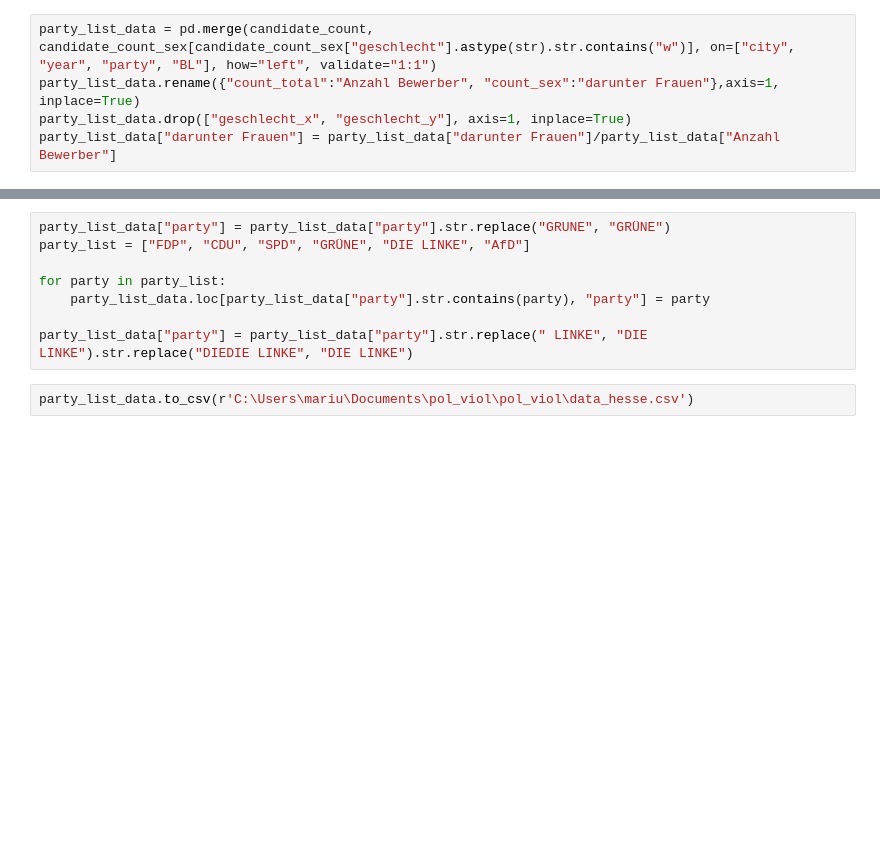
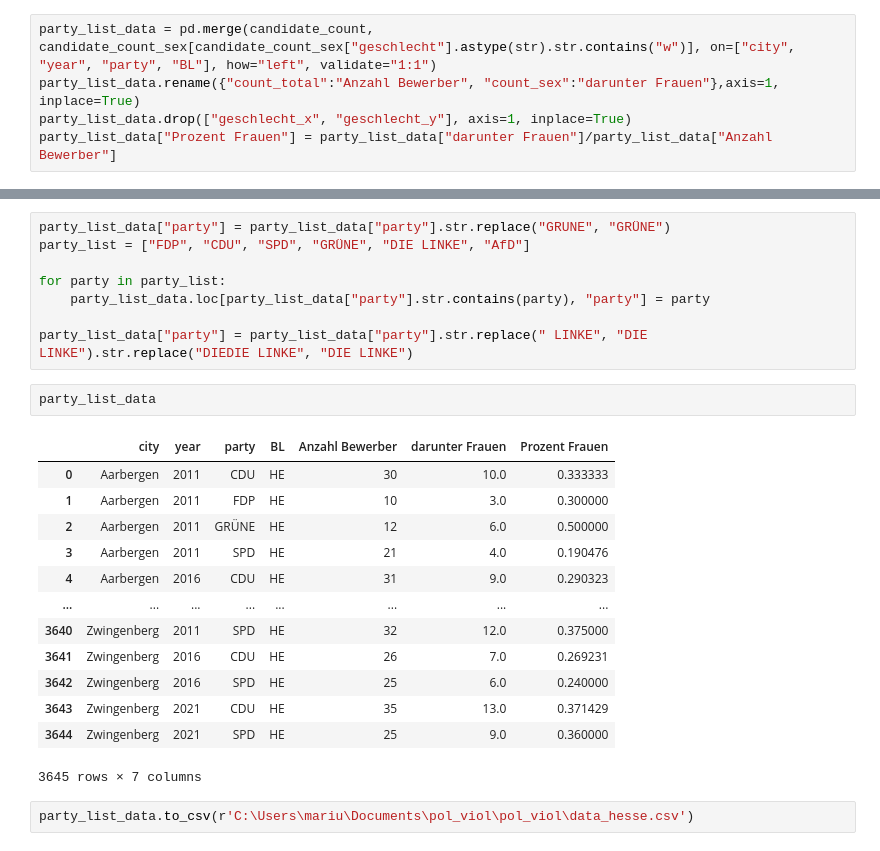
Before and after one commit to mariusgruenewald/pol_viol, a Jupyter notebook: scraping_hesse.ipynb, the cells around one changed output, grey strips where cells are left out. Cells and saved outputs as stored; diff of their text form; blank space fills up the shorter version.

Commit message:
election data updated

```diff
--- a/scraping_hesse.ipynb
+++ b/scraping_hesse.ipynb
@@ -309,7 +309,7 @@ candidate_count_sex = data_hessen_2.groupby(["city", "year", "party", "BL", "ges
 party_list_data = pd.merge(candidate_count, candidate_count_sex[candidate_count_sex["geschlecht"].astype(str).str.contains("w")], on=["city", "year", "party", "BL"], how="left", validate="1:1")
 party_list_data.rename({"count_total":"Anzahl Bewerber", "count_sex":"darunter Frauen"},axis=1, inplace=True)
 party_list_data.drop(["geschlecht_x", "geschlecht_y"], axis=1, inplace=True)
-party_list_data["darunter Frauen"] = party_list_data["darunter Frauen"]/party_list_data["Anzahl Bewerber"]
+party_list_data["Prozent Frauen"] = party_list_data["darunter Frauen"]/party_list_data["Anzahl Bewerber"]
 # %%
 party_list_data["party"].unique()
 # %% [output]
@@ -322,5 +322,21 @@ for party in party_list:
     party_list_data.loc[party_list_data["party"].str.contains(party), "party"] = party
 
 party_list_data["party"] = party_list_data["party"].str.replace(" LINKE", "DIE LINKE").str.replace("DIEDIE LINKE", "DIE LINKE")
+# %%
+party_list_data
+# %% [output]
+|  | city | year | party | BL | Anzahl Bewerber | darunter Frauen | Prozent Frauen |
+| 0 | Aarbergen | 2011 | CDU | HE | 30 | 10.0 | 0.333333 |
+| 1 | Aarbergen | 2011 | FDP | HE | 10 | 3.0 | 0.300000 |
+| 2 | Aarbergen | 2011 | GRÜNE | HE | 12 | 6.0 | 0.500000 |
+| 3 | Aarbergen | 2011 | SPD | HE | 21 | 4.0 | 0.190476 |
+| 4 | Aarbergen | 2016 | CDU | HE | 31 | 9.0 | 0.290323 |
+| ... | ... | ... | ... | ... | ... | ... | ... |
+| 3640 | Zwingenberg | 2011 | SPD | HE | 32 | 12.0 | 0.375000 |
+| 3641 | Zwingenberg | 2016 | CDU | HE | 26 | 7.0 | 0.269231 |
+| 3642 | Zwingenberg | 2016 | SPD | HE | 25 | 6.0 | 0.240000 |
+| 3643 | Zwingenberg | 2021 | CDU | HE | 35 | 13.0 | 0.371429 |
+| 3644 | Zwingenberg | 2021 | SPD | HE | 25 | 9.0 | 0.360000 |
+3645 rows × 7 columns
 # %%
 party_list_data.to_csv(r'C:\Users\mariu\Documents\pol_viol\pol_viol\data_hesse.csv')
```
Also changed, not shown: 2 other files.
